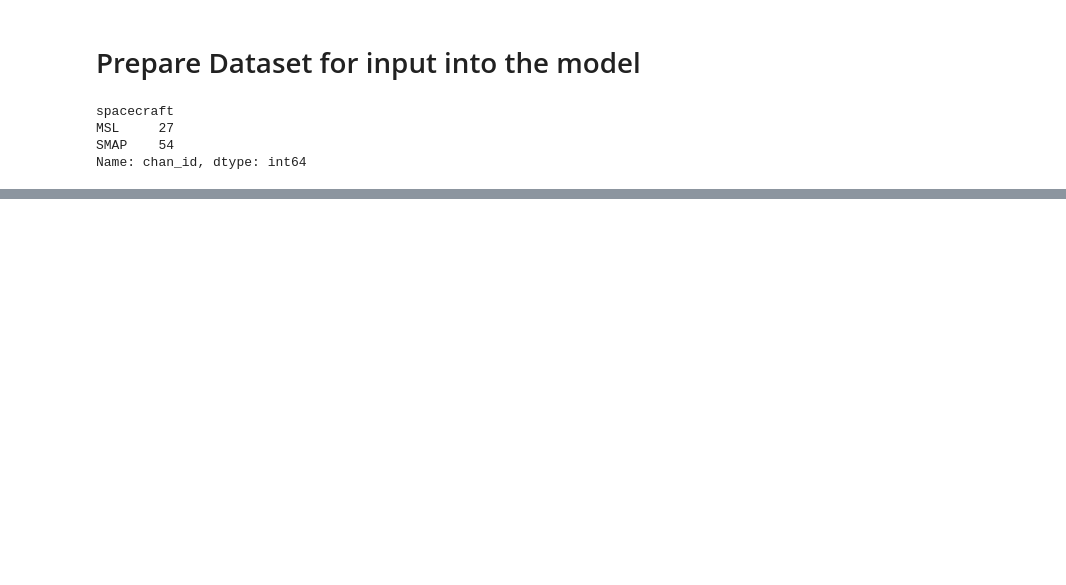
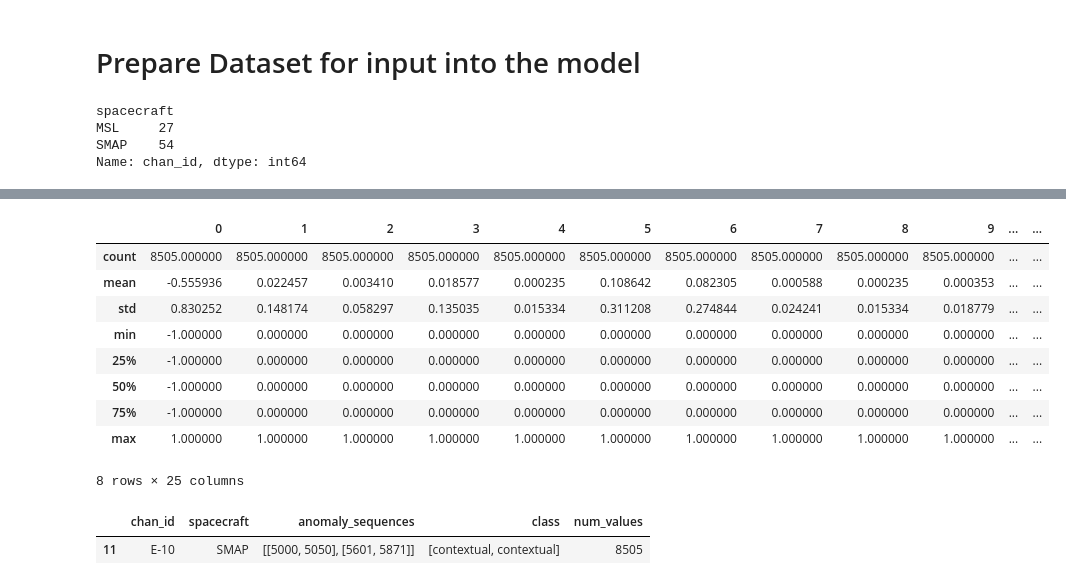
Before and after one commit to shelleygoel/THOC-Pytorch, a Jupyter notebook: khund_non_parametric.ipynb, the cells around one changed output, grey strips where cells are left out. Cells and saved outputs as stored; diff of their text form; code cells hidden in the pictures; blank space fills up the shorter version.

```diff
--- a/khund_non_parametric.ipynb
+++ b/khund_non_parametric.ipynb
@@ -72,0 +41,20 @@ df.shape
+# %%
+ch_test_data = np.load(Path(f"/Users/shelleygoel/Code/THOC-Pytorch/msl_smap_data/test/{ch_id}.npy"))
+df_test = pd.DataFrame(ch_test_data)
+df_test.describe()
+# %% [output]
+|  | 0 | 1 | 2 | 3 | 4 | 5 | 6 | 7 | 8 | 9 | ... | ... |
+| count | 8505.000000 | 8505.000000 | 8505.000000 | 8505.000000 | 8505.000000 | 8505.000000 | 8505.000000 | 8505.000000 | 8505.000000 | 8505.000000 | ... | ... |
+| mean | -0.555936 | 0.022457 | 0.003410 | 0.018577 | 0.000235 | 0.108642 | 0.082305 | 0.000588 | 0.000235 | 0.000353 | ... | ... |
+| std | 0.830252 | 0.148174 | 0.058297 | 0.135035 | 0.015334 | 0.311208 | 0.274844 | 0.024241 | 0.015334 | 0.018779 | ... | ... |
+| min | -1.000000 | 0.000000 | 0.000000 | 0.000000 | 0.000000 | 0.000000 | 0.000000 | 0.000000 | 0.000000 | 0.000000 | ... | ... |
+| 25% | -1.000000 | 0.000000 | 0.000000 | 0.000000 | 0.000000 | 0.000000 | 0.000000 | 0.000000 | 0.000000 | 0.000000 | ... | ... |
+| 50% | -1.000000 | 0.000000 | 0.000000 | 0.000000 | 0.000000 | 0.000000 | 0.000000 | 0.000000 | 0.000000 | 0.000000 | ... | ... |
+| 75% | -1.000000 | 0.000000 | 0.000000 | 0.000000 | 0.000000 | 0.000000 | 0.000000 | 0.000000 | 0.000000 | 0.000000 | ... | ... |
+| max | 1.000000 | 1.000000 | 1.000000 | 1.000000 | 1.000000 | 1.000000 | 1.000000 | 1.000000 | 1.000000 | 1.000000 | ... | ... |
+8 rows × 25 columns
+# %%
+labeled_anomalies[labeled_anomalies["chan_id"] == 'E-10']
+# %% [output]
+|  | chan_id | spacecraft | anomaly_sequences | class | num_values |
+| 11 | E-10 | SMAP | [[5000, 5050], [5601, 5871]] | [contextual, contextual] | 8505 |
```
Also changed, not shown: parts of 17 cells of this notebook, 2 other files.
